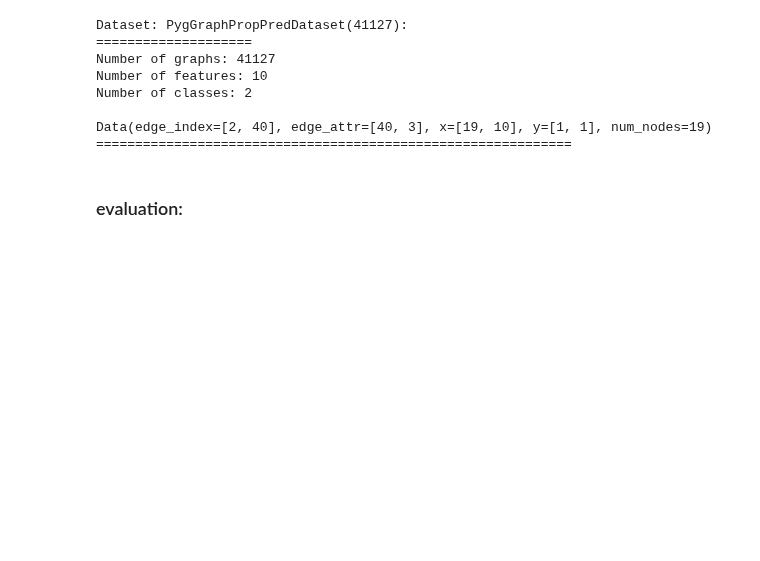
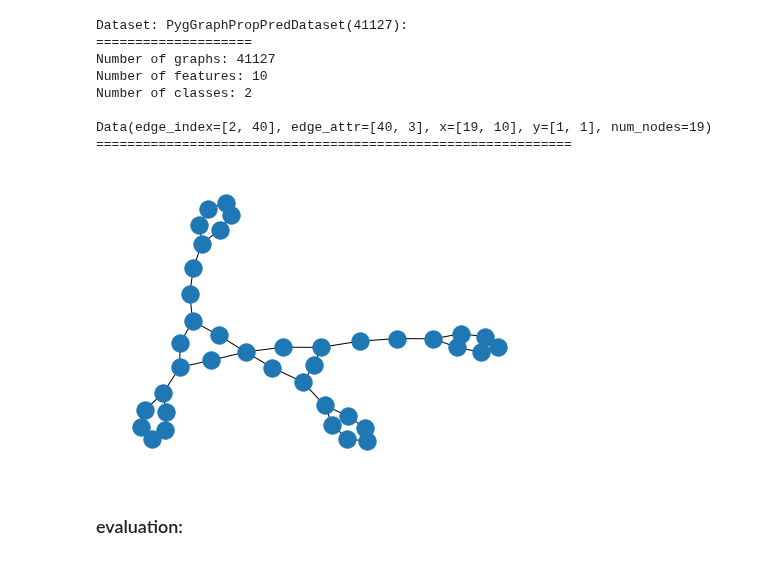
Before and after one commit to dakhtiam/graph_homomorphism, a Jupyter notebook: local_experiments.ipynb, the cells around one changed output. Cells and saved outputs as stored; diff of their text form; code cells hidden in the pictures; blank space fills up the shorter version.

Commit message:
experiments on NCI1 dataset

```diff
--- a/local_experiments.ipynb
+++ b/local_experiments.ipynb
@@ -64,6 +64,12 @@ Number of classes: 2
 
 Data(edge_index=[2, 40], edge_attr=[40, 3], x=[19, 10], y=[1, 1], num_nodes=19)
 =============================================================
+# %%
+encoded_molhiv = [encoding.grandEmbedding(data) for data in dataset]
+# %%
+encoded_molhiv[1].draw_graph()
+# %% [output]
+[figure, added]
 # %% [markdown]
 ### evaluation:
 # %%
```
Also changed, not shown: parts of 1 cell of this notebook, 6 other files.
